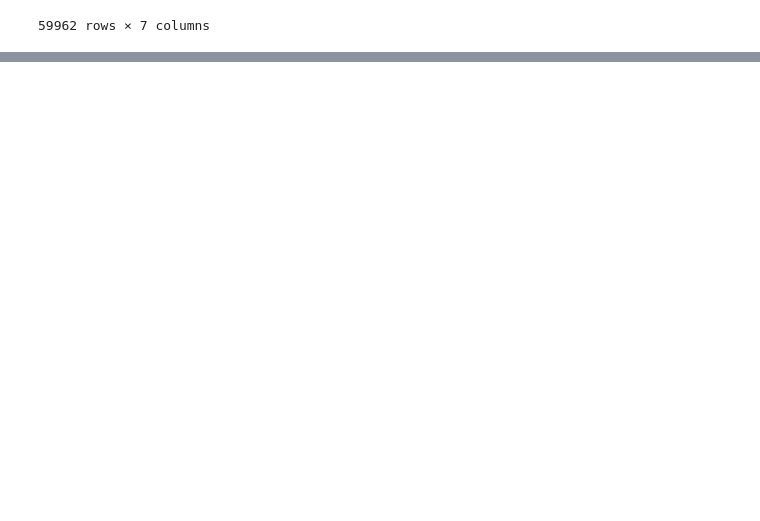
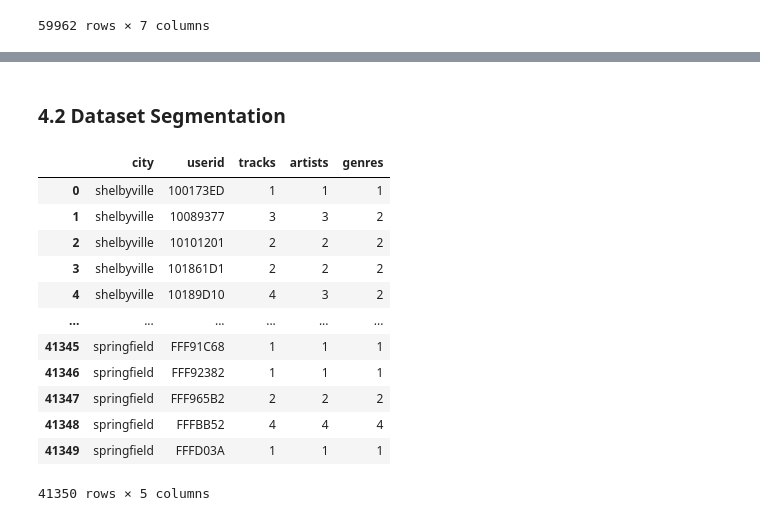
Before and after one commit to LuisPastranaLemus/P_20250423_Music_activity_analysis, a Jupyter notebook: notebooks/02_feature_engineering.ipynb, the cells around one changed output, grey strips where cells are left out. Drawn from its saved outputs; the diff is of its cells as text; code cells hidden in the pictures; blank space fills up the shorter version.

```diff
--- a/notebooks/02_feature_engineering.ipynb
+++ b/notebooks/02_feature_engineering.ipynb
@@ -107,0 +130,21 @@ df_music_clean
+# %% [markdown]
+### **4.2** Dataset Segmentation
+# %%
+# Get Location segmentation
+df_music_location = df_music_clean.groupby(['city', 'userid'], observed=True).agg(tracks=('track', 'nunique'), artists=('artist', 'nunique'), genres=('genre', 'nunique'))
+df_music_location = df_music_location.reset_index()
+df_music_location
+# %% [output]
+|  | city | userid | tracks | artists | genres |
+| 0 | shelbyville | 100173ED | 1 | 1 | 1 |
+| 1 | shelbyville | 10089377 | 3 | 3 | 2 |
+| 2 | shelbyville | 10101201 | 2 | 2 | 2 |
+| 3 | shelbyville | 101861D1 | 2 | 2 | 2 |
+| 4 | shelbyville | 10189D10 | 4 | 3 | 2 |
+| ... | ... | ... | ... | ... | ... |
+| 41345 | springfield | FFF91C68 | 1 | 1 | 1 |
+| 41346 | springfield | FFF92382 | 1 | 1 | 1 |
+| 41347 | springfield | FFF965B2 | 2 | 2 | 2 |
+| 41348 | springfield | FFFBB52 | 4 | 4 | 4 |
+| 41349 | springfield | FFFD03A | 1 | 1 | 1 |
+41350 rows × 5 columns
```
Also changed, not shown: parts of 9 cells of this notebook, 12 other files.
